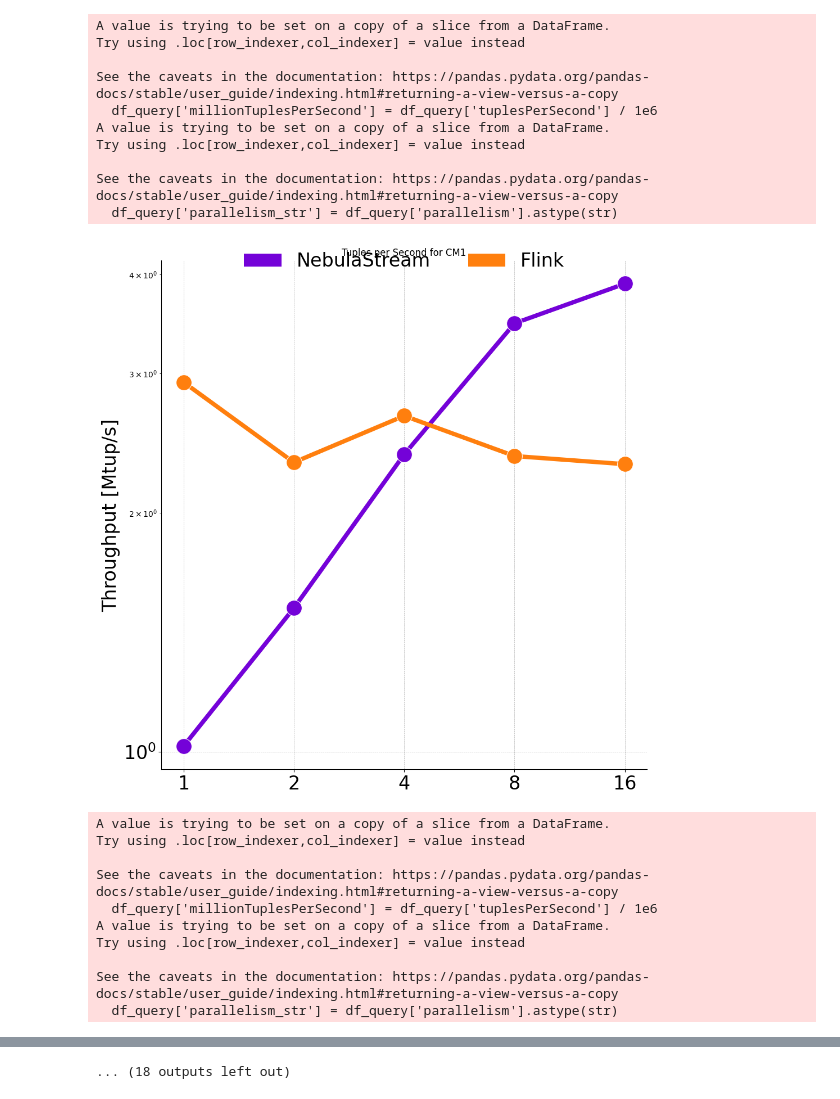
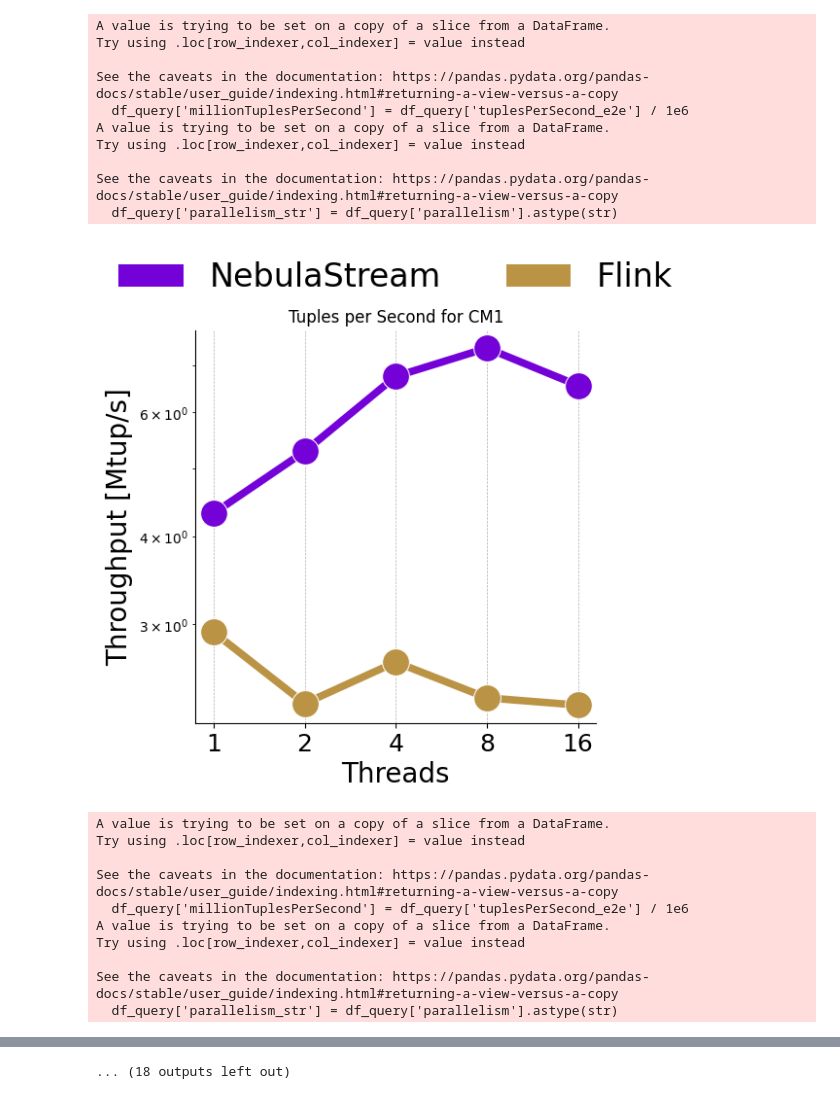
Before and after one commit to keyseven123/engine-statemanagement-paper, a Jupyter notebook: scripts/benchmarking/e2e/plots/SystemComparisonPlots.ipynb, the cells around one changed output, grey strips where cells are left out. Cells and saved outputs as stored; diff of their text form; code cells hidden in the pictures.

```diff
--- a/scripts/benchmarking/e2e/plots/SystemComparisonPlots.ipynb
+++ b/scripts/benchmarking/e2e/plots/SystemComparisonPlots.ipynb
@@ -25,5 +25,13 @@ df_concatenated = pd.concat([df_nes, df_flink], ignore_index=True)
 output_dir = 'system_comparison'
 os.makedirs(output_dir, exist_ok=True)
 
+hue_order = ['NebulaStream', 'Flink']
+custom_palette = ["#7402d8", "#ba9344"]
+legend_handles = [
+    Patch(facecolor=custom_palette[0], label='NebulaStream'),
+    Patch(facecolor=custom_palette[1], label='Flink')
+]
+
+df_concatenated['query_name'] = df_concatenated['query_name'].str.replace('NM8_Variant', 'NM8\n(Variant)')
 df_concatenated
 # %% [output]
@@ -186,54 +372,60 @@ plt.close()
 # %%
 # Create and save line plots for each query_name
+hue_order = ['NebulaStream', 'Flink']
+custom_palette = ["#7402d8", "#ba9344"]
+legend_handles = [
+    Patch(facecolor=custom_palette[0], label='NebulaStream'),
+    Patch(facecolor=custom_palette[1], label='Flink')
+]
 queries = df_concatenated['query_name'].unique()
+cacheType = "SECOND_CHANCE"
+df_filtered = df_concatenated[(df_concatenated['system'] == 'Flink') | ((df_concatenated['system'] == 'NebulaStream') & (df_concatenated['sliceCacheType'] == cacheType))]
+
 for query in queries:
-    df_query = df_concatenated[df_concatenated['query_name'] == query]
-    df_query['millionTuplesPerSecond'] = df_query['tuplesPerSecond'] / 1e6
+    df_query = df_filtered[df_filtered['query_name'] == query]
+    df_query['millionTuplesPerSecond'] = df_query['tuplesPerSecond_e2e'] / 1e6
     df_query['parallelism_str'] = df_query['parallelism'].astype(str)
-    plt.figure(figsize=(10, 10))
+    plt.figure(figsize=(6, 6))
     ax = sns.lineplot(data=df_query, x='parallelism_str', y='millionTuplesPerSecond', hue='system', marker='o', markersize=20, linewidth=5.5, palette=custom_palette, hue_order=hue_order)
-    custom_palette = ["#7402d8", "#ff7f0e"]
-    legend_handles = [
-        Patch(facecolor=custom_palette[0], label='NebulaStream'),
-        Patch(facecolor=custom_palette[1], label='Flink')
-    ]
+
     plt.legend(title='', handles=legend_handles, fontsize=24, title_fontsize=14, labels=hue_order,
-    loc='upper center',
-    bbox_to_anchor=(0.5, 1.05),
-    ncol=2,
-    frameon=False)
+        loc='upper center',
+        bbox_to_anchor=(0.5, 1.25),
+        ncol=2,
+        frameon=False)
     plt.grid(True, which='major', axis='both', linestyle='--', linewidth=0.5)
     ax.spines['top'].set_visible(False)
     ax.spines['right'].set_visible(False)
     plt.title(f'Tuples per Second for {query}')
-    plt.xticks(rotation=0, fontsize=24)
-    plt.xlabel("")
-    plt.ylabel("Throughput [Mtup/s]", fontsize=24)
-    plt.yticks(fontsize=24)
+    plt.xticks(rotation=0, fontsize=18)
+    plt.xlabel("Threads", fontsize=20)
+    plt.ylabel("Throughput [Mtup/s]", fontsize=20)
     plt.yscale('log')
+    plt.yticks(fontsize=18)
     #plt.ylim(1)
     plt.tight_layout()
-    filename = f"{query}_parallelism_tuplesPerSecond.pdf"
+    query_name = str(query).replace("NM8\n(Variant)", "NM8_Variant")
+    filename = f"{query_name}_parallelism_tuplesPerSecond.pdf"
     plt.savefig(os.path.join(output_dir, filename))
     plt.show()
     plt.close()
 # %% [output]
 A value is trying to be set on a copy of a slice from a DataFrame.
 Try using .loc[row_indexer,col_indexer] = value instead
 
 See the caveats in the documentation: https://pandas.pydata.org/pandas-docs/stable/user_guide/indexing.html#returning-a-view-versus-a-copy
-  df_query['millionTuplesPerSecond'] = df_query['tuplesPerSecond'] / 1e6
+  df_query['millionTuplesPerSecond'] = df_query['tuplesPerSecond_e2e'] / 1e6
 A value is trying to be set on a copy of a slice from a DataFrame.
 Try using .loc[row_indexer,col_indexer] = value instead
 
 See the caveats in the documentation: https://pandas.pydata.org/pandas-docs/stable/user_guide/indexing.html#returning-a-view-versus-a-copy
   df_query['parallelism_str'] = df_query['parallelism'].astype(str)
-[figure, old version]
+[figure, new version]
 A value is trying to be set on a copy of a slice from a DataFrame.
 Try using .loc[row_indexer,col_indexer] = value instead
 
 See the caveats in the documentation: https://pandas.pydata.org/pandas-docs/stable/user_guide/indexing.html#returning-a-view-versus-a-copy
-  df_query['millionTuplesPerSecond'] = df_query['tuplesPerSecond'] / 1e6
+  df_query['millionTuplesPerSecond'] = df_query['tuplesPerSecond_e2e'] / 1e6
 A value is trying to be set on a copy of a slice from a DataFrame.
 Try using .loc[row_indexer,col_indexer] = value instead
 
```
Also changed, not shown: parts of 7 cells of this notebook, 23 other files.
